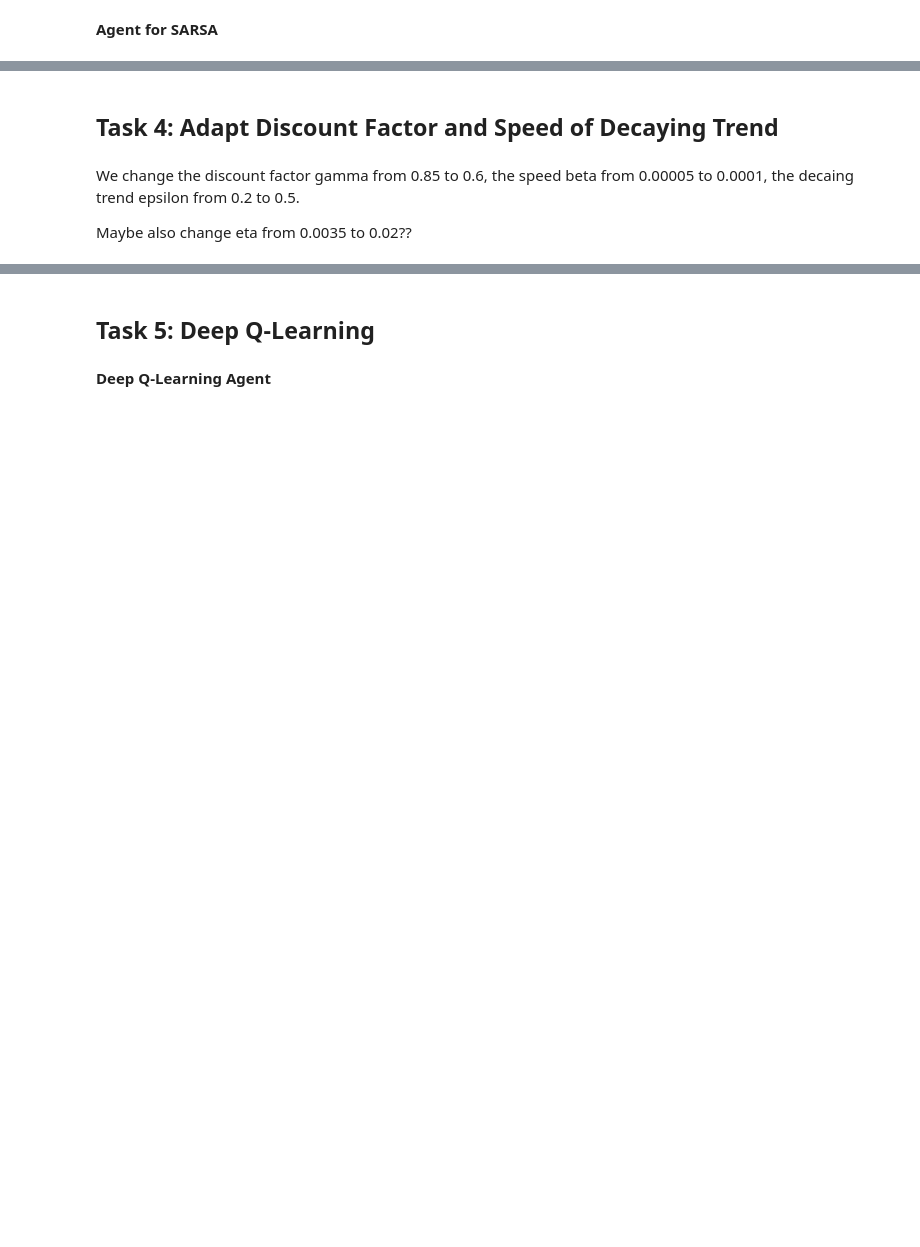
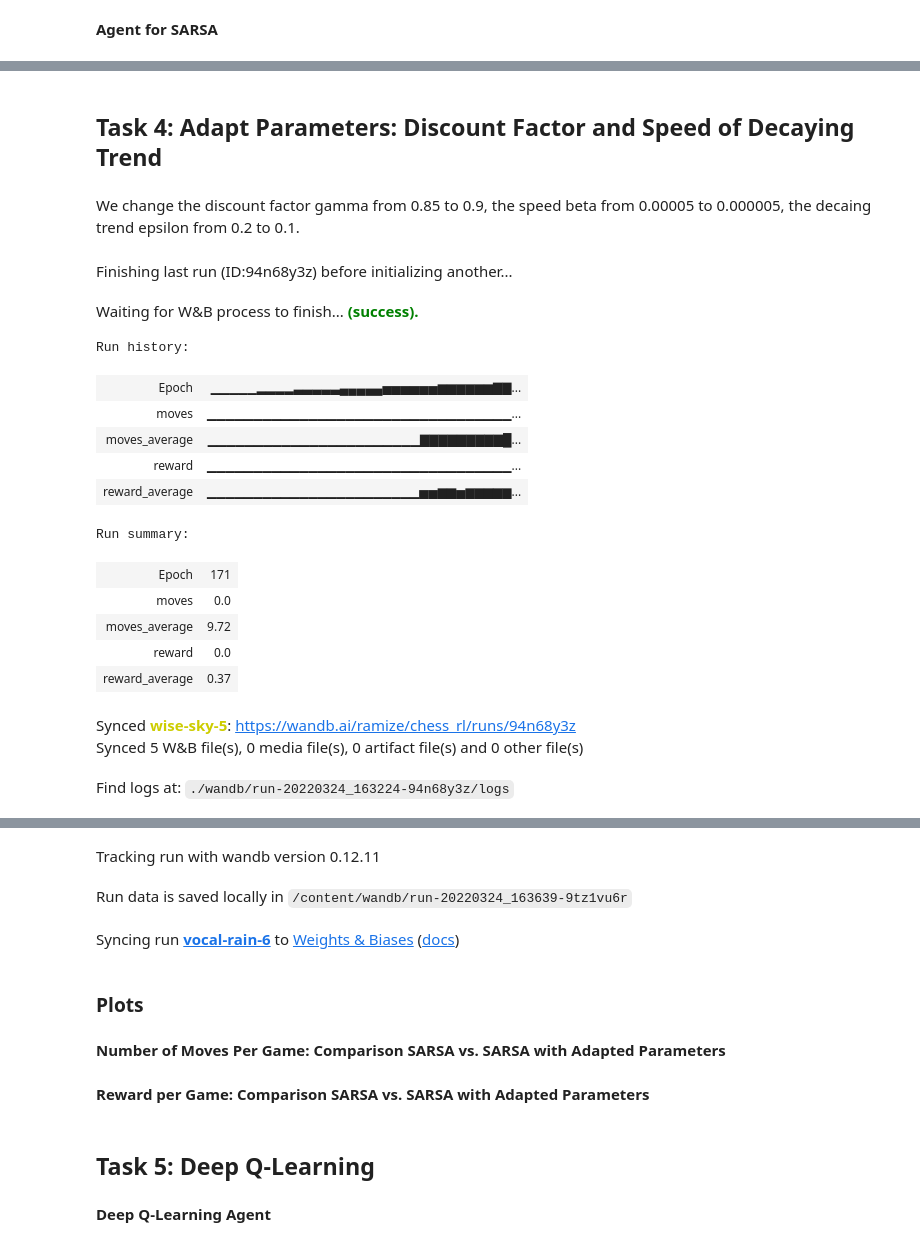
Before and after one commit to ukarag/ReinforcementLearning, a Jupyter notebook: Assignment.ipynb, the cells around one changed output, grey strips where cells are left out. Saved outputs shown, nothing was run; the diff lists cells and outputs as text; code cells hidden in the pictures; blank space fills up the shorter version.

Commit message:
task 4, cleanup, correct plots

```diff
--- a/Assignment.ipynb
+++ b/Assignment.ipynb
@@ -201,7 +110,9 @@ class GeneralAgent:
 # %% [markdown]
 **Agent for SARSA**
 # %%
+# SARSA AGENT CLASS inherits from general agent, all functions and variables relevant to SARSA
 class SarsaAgent(GeneralAgent):
+
     def __init__(self, N_a, N_in, epsilon=0.2, beta=0.00005, gamma=0.85, eta=0.0035):
         # SAVING VARIABLES
         # initialize parameters
@@ -209,7 +120,6 @@ class SarsaAgent(GeneralAgent):
         self.N_in = N_in
 
         self.epsilon = epsilon     # STARTING VALUE OF EPSILON FOR THE EPSILON-GREEDY POLICY
-        self.epsilon_min = 0.01
         self.beta = beta           # THE PARAMETER SETS HOW QUICKLY THE VALUE OF EPSILON IS DECAYING (SEE epsilon_f BELOW)
         self.gamma = gamma         # THE DISCOUNT FACTOR
         self.eta = eta             # THE LEARNING RATE
@@ -219,14 +129,15 @@ class SarsaAgent(GeneralAgent):
 
         self.model = self.build_model()
 
+    # TRAIN MODEL with SARSA update rule
     def train_model(self, X, a, R, X_next, a_next, Done):
         target = R
         X_reshape = np.reshape(X, (1, N_in))
         target_f = self.model.predict(X_reshape)
 
         if Done == 0:
-            target = (R + self.gamma * self.model.predict(np.array([X_next]))[0])[a_next]
+            target = (R + self.gamma * self.model.predict(np.array([X_next]))[0])[a_next]   # SARSA update rule
 
         target_f[0][a] = target
-        self.model.fit(X_reshape, target_f, epochs=1, verbose=0)
+        self.model.fit(X_reshape, target_f, epochs=1, verbose=0)    # train model
 # %% [markdown]
@@ -309,6 +268,4 @@ sarsa_color = "blue"
 # %% [markdown]
-## Task 4: Adapt Discount Factor and Speed of Decaying Trend
+## Task 4: Adapt Parameters: Discount Factor and Speed of Decaying Trend
 # %% [markdown]
-We change the discount factor gamma from 0.85 to 0.6, the speed beta from 0.00005 to 0.0001, the decaing trend epsilon from 0.2 to 0.5.
-
-Maybe also change eta from 0.0035 to 0.02??
+We change the discount factor gamma from 0.85 to 0.9, the speed beta from 0.00005 to 0.000005, the decaing trend epsilon from 0.2 to 0.1.
@@ -405,0 +272,53 @@ files.download('sarsa_reward_changed.csv')
+# %%
+# SARSA with changed epsilon, beta, gamma
+
+wandb.init(project="chess_rl", name="SARSA Adapted Parameters", entity="ramize")
+
+S,X,allowed_a=env.Initialise_game()
+
+N_a=np.shape(allowed_a)[0]   # TOTAL NUMBER OF POSSIBLE ACTIONS
+N_in = np.shape(X)[0]
+
+# adapted epsilon, beta and gamma parameters
+epsilon=0.1
+beta=0.000005
+gamma=0.9
+
+sarsa_agent_changed = SarsaAgent(N_a, N_in, epsilon, beta, gamma)
+sarsa_agent_changed.compile_model()
+
+# sarsa algorithm with sarsa agent with changed parameters
+sarsa_algorithm(sarsa_agent_changed, N_episodes, max_T)
+
+#save model
+sarsa_agent_changed.save("sarsachess_changed")
+
+#transform number of moves and rewards to dataframe with EMA
+df_n_moves_sarsa_changed = pd.DataFrame({'moves': sarsa_agent_changed.N_moves_save})
+df_reward_sarsa_changed = pd.DataFrame({'rewards': sarsa_agent_changed.R_save})
+ema_n_moves_sarsa_changed = df_n_moves_sarsa_changed.ewm(com=5000).mean()
+ema_reward_sarsa_changed = df_reward_sarsa_changed.ewm(com=5000).mean()
+# save df as csv
+df_n_moves_sarsa_changed.to_csv("csv/df_n_moves_sarsa_changed.csv")
+df_reward_sarsa_changed.to_csv("csv/df_reward_sarsa_changed.csv")
+ema_n_moves_sarsa_changed.to_csv("csv/ema_n_moves_sarsa_changed.csv")
+ema_reward_sarsa_changed.to_csv("csv/ema_reward_sarsa_changed.csv")
+sarsa_color_changed = "lightblue"
+# %% [output]
+Finishing last run (ID:94n68y3z) before initializing another...
+Waiting for W&B process to finish... (success).
+Run history:
+| Epoch | ▁▁▁▁▁▂▂▂▂▃▃▃▃▃▄▄▄▄▄▅▅▅▅▅▅▆▆▆▆▆▆▇▇... |
+| moves | ▁▁▁▁▁▁▁▁▁▁▁▁▁▁▁▁▁▁▁▁▁▁▁▁▁▁▁▁▁▁▁▁▁... |
+| moves_average | ▁▁▁▁▁▁▁▁▁▁▁▁▁▁▁▁▁▁▁▁▁▁▁▇▇▇▇▇▇▇▇▇█... |
+| reward | ▁▁▁▁▁▁▁▁▁▁▁▁▁▁▁▁▁▁▁▁▁▁▁▁▁▁▁▁▁▁▁▁▁... |
+| reward_average | ▁▁▁▁▁▁▁▁▁▁▁▁▁▁▁▁▁▁▁▁▁▁▁▅▅▆▆▅▆▆▆▆▆... |
+Run summary:
+| Epoch | 171 |
+| moves | 0.0 |
+| moves_average | 9.72 |
+| reward | 0.0 |
+| reward_average | 0.37 |
+Synced wise-sky-5: https://wandb.ai/ramize/chess_rl/runs/94n68y3z
+Synced 5 W&B file(s), 0 media file(s), 0 artifact file(s) and 0 other file(s)
+Find logs at: ./wandb/run-20220324_163224-94n68y3z/logs
@@ -405,0 +326,7 @@ files.download('sarsa_reward_changed.csv')
+Tracking run with wandb version 0.12.11
+Run data is saved locally in /content/wandb/run-20220324_163639-9tz1vu6r
+Syncing run vocal-rain-6 to Weights & Biases (docs)
+# %% [markdown]
+### Plots
+# %% [markdown]
+**Number of Moves Per Game: Comparison SARSA vs. SARSA with Adapted Parameters**
@@ -405,0 +350,2 @@ files.download('sarsa_reward_changed.csv')
+# %% [markdown]
+**Reward per Game: Comparison SARSA vs. SARSA with Adapted Parameters**
```
Also changed, not shown: parts of 90 cells of this notebook, 6 other files.
